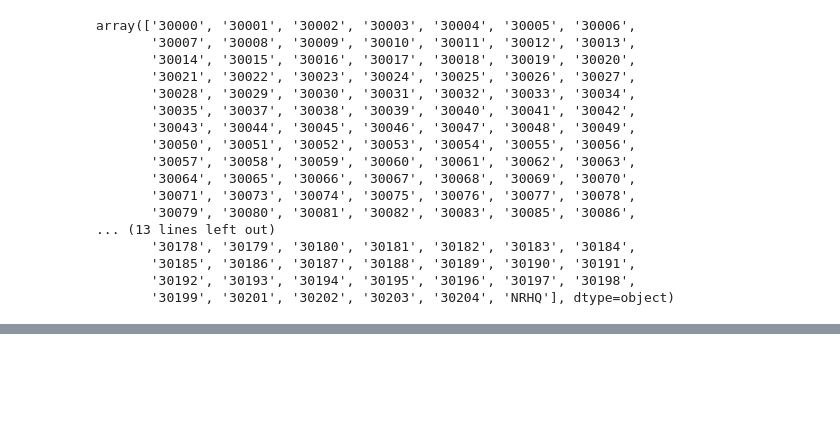
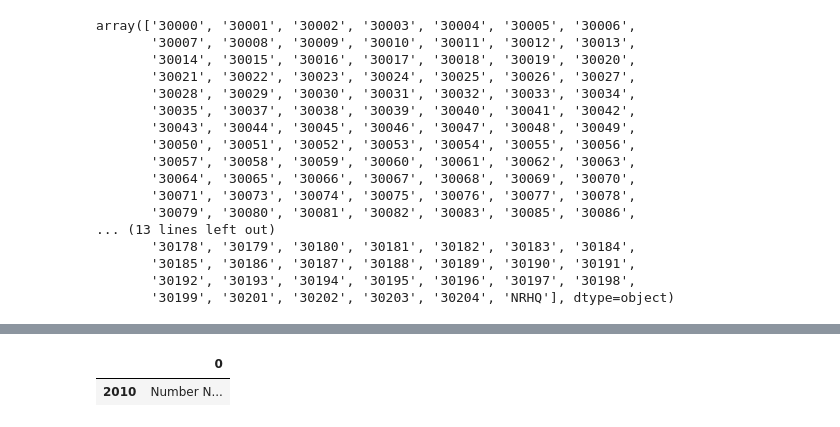
Before and after one commit to SethDKelly/NiceRideMN, a Jupyter notebook: NR_Station_Cleaning.ipynb, the cells around one changed output, grey strips where cells are left out. Cells and saved outputs as stored; diff of their text form; code cells hidden in the pictures; blank space fills up the shorter version.

```diff
--- a/NR_Station_Cleaning.ipynb
+++ b/NR_Station_Cleaning.ipynb
@@ -570,0 +575,17 @@ memory usage: 9.4+ KB
+# %%
+# Make an empty dictionary with years as keys
+# fill dictionary values with dataframes for that year
+# build hierarchal dataframe using keys
+
+
+nr_dict = defaultdict()
+for year in [2010 + year for year in range(8)] :
+    nr_dict[x] = pd.read_csv("~/Projects/NiceRide/Nice_Ride_data/"+str(year)+"/Nice_Ride_"
+                             +str(year)+"_station_locations.csv")
+NR = pd.concat(nr_dict)
+#NR = pd.DataFrame.from_dict(nr_dict, orient='index')
+# %%
+NR
+# %% [output]
+|  | 0 |
+| 2010 | Number N... |
```
Also changed, not shown: parts of 2 cells of this notebook.
